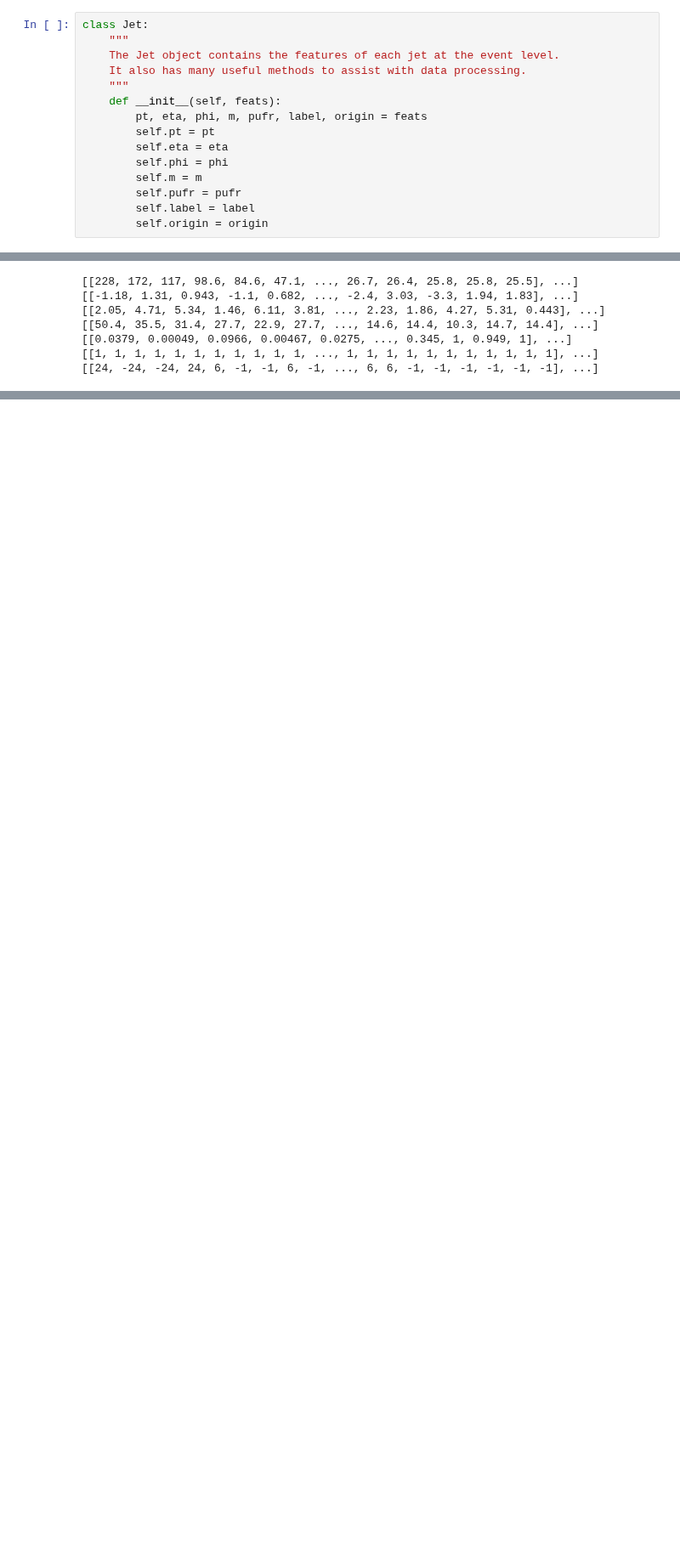
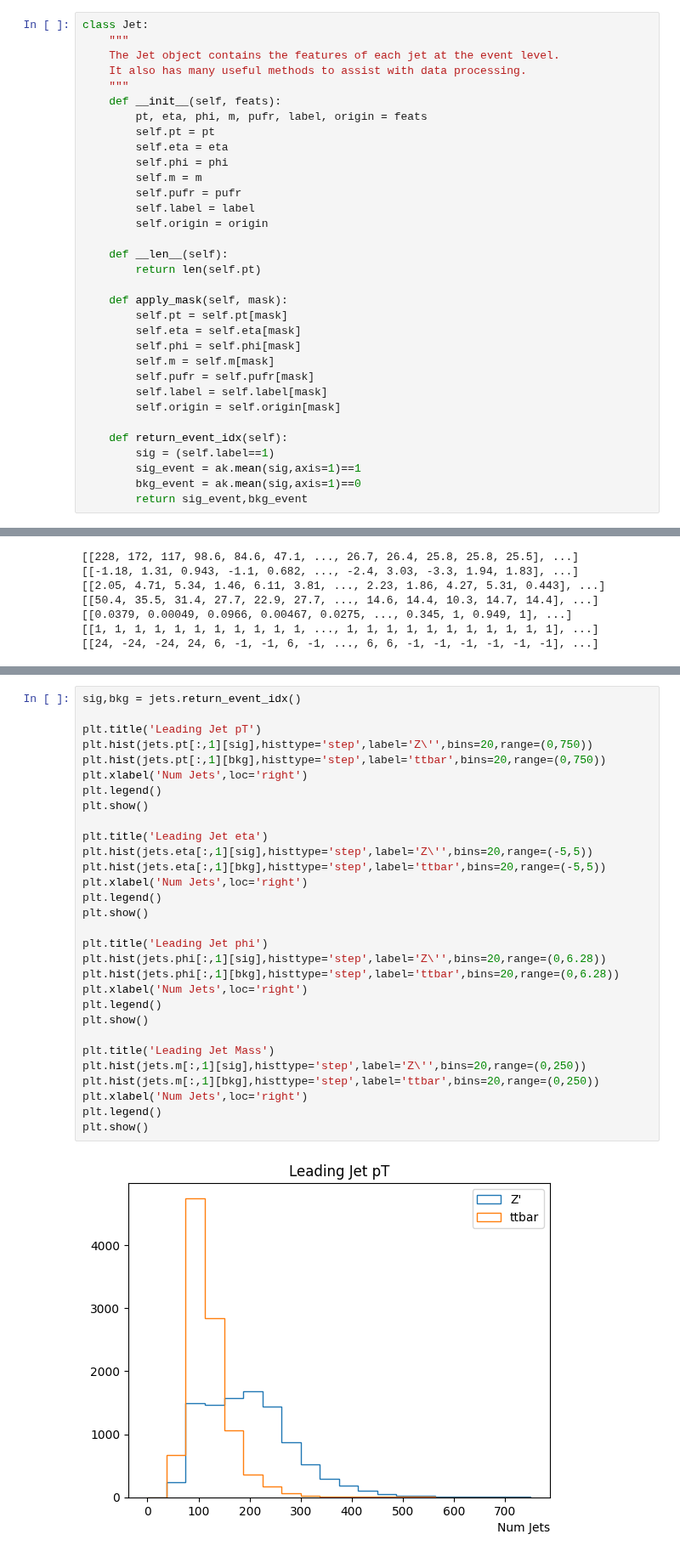
Before and after one commit to LukeV37/Pileup_Project, a Jupyter notebook: analysis/Leading_Jet_Validation.ipynb, the cells around one changed output, grey strips where cells are left out. Shown at 85% size. Drawn from its saved outputs; the diff is of its cells as text; blank space fills up the shorter version.

```diff
--- a/analysis/Leading_Jet_Validation.ipynb
+++ b/analysis/Leading_Jet_Validation.ipynb
@@ -40,6 +38,24 @@ class Jet:
         self.pufr = pufr
         self.label = label
         self.origin = origin
+
+    def __len__(self):
+        return len(self.pt)
+
+    def apply_mask(self, mask):
+        self.pt = self.pt[mask]
+        self.eta = self.eta[mask]
+        self.phi = self.phi[mask]
+        self.m = self.m[mask]
+        self.pufr = self.pufr[mask]
+        self.label = self.label[mask]
+        self.origin = self.origin[mask]
+
+    def return_event_idx(self):
+        sig = (self.label==1)
+        sig_event = ak.mean(sig,axis=1)==1
+        bkg_event = ak.mean(sig,axis=1)==0
+        return sig_event,bkg_event
 # %%
 # Construct list of features
 feats_sig = [jet_pt_sig, jet_eta_sig, jet_phi_sig, jet_m_sig, jet_pufr_sig, jet_label_sig, jet_origin_sig]
@@ -167,0 +215,32 @@ After STD:  1.0000618967287622
+# %%
+sig,bkg = jets.return_event_idx()
+
+plt.title('Leading Jet pT')
+plt.hist(jets.pt[:,1][sig],histtype='step',label='Z\'',bins=20,range=(0,750))
+plt.hist(jets.pt[:,1][bkg],histtype='step',label='ttbar',bins=20,range=(0,750))
+plt.xlabel('Num Jets',loc='right')
+plt.legend()
+plt.show()
+
+plt.title('Leading Jet eta')
+plt.hist(jets.eta[:,1][sig],histtype='step',label='Z\'',bins=20,range=(-5,5))
+plt.hist(jets.eta[:,1][bkg],histtype='step',label='ttbar',bins=20,range=(-5,5))
+plt.xlabel('Num Jets',loc='right')
+plt.legend()
+plt.show()
+
+plt.title('Leading Jet phi')
+plt.hist(jets.phi[:,1][sig],histtype='step',label='Z\'',bins=20,range=(0,6.28))
+plt.hist(jets.phi[:,1][bkg],histtype='step',label='ttbar',bins=20,range=(0,6.28))
+plt.xlabel('Num Jets',loc='right')
+plt.legend()
+plt.show()
+
+plt.title('Leading Jet Mass')
+plt.hist(jets.m[:,1][sig],histtype='step',label='Z\'',bins=20,range=(0,250))
+plt.hist(jets.m[:,1][bkg],histtype='step',label='ttbar',bins=20,range=(0,250))
+plt.xlabel('Num Jets',loc='right')
+plt.legend()
+plt.show()
+# %% [output]
+[figure, added]
```
Also changed, not shown: parts of 6 cells of this notebook.
